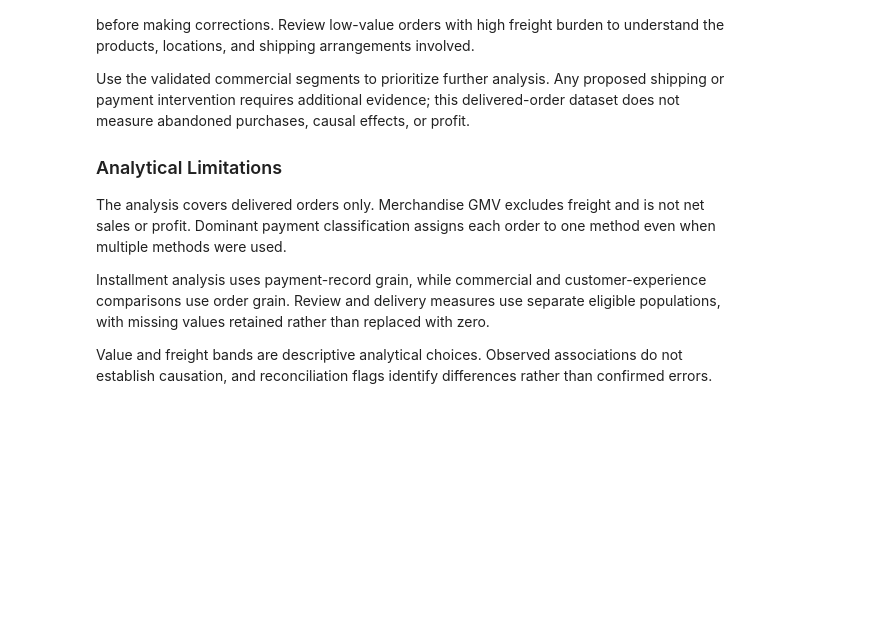
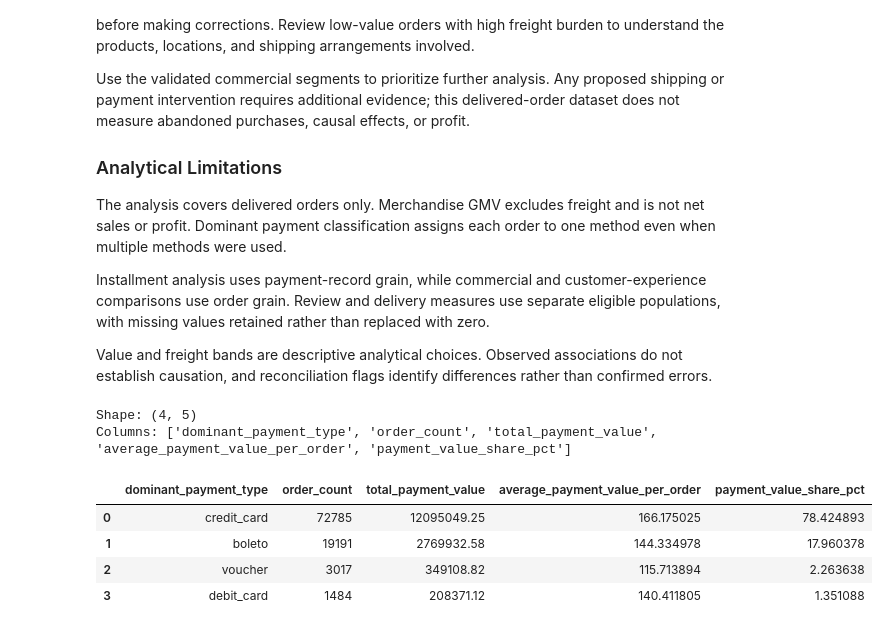
Before and after one commit to Yash1thHJ/DataAnalyst, a Jupyter notebook: notebooks/07_payment_and_commercial_analysis.ipynb, the cells around one changed output. Saved outputs shown, nothing was run; the diff lists cells and outputs as text; code cells hidden in the pictures; blank space fills up the shorter version.

```diff
--- a/notebooks/07_payment_and_commercial_analysis.ipynb
+++ b/notebooks/07_payment_and_commercial_analysis.ipynb
@@ -2405,3 +2405,18 @@ The analysis covers delivered orders only. Merchandise GMV excludes freight and
 Installment analysis uses payment-record grain, while commercial and customer-experience comparisons use order grain. Review and delivery measures use separate eligible populations, with missing values retained rather than replaced with zero.
 
 Value and freight bands are descriptive analytical choices. Observed associations do not establish causation, and reconciliation flags identify differences rather than confirmed errors.
+# %%
+# Load the SQL dominant-payment-method summary before SQL–Python reconciliation.
+sql_dominant_payment_summary = pd.read_csv("../reports/tables/sql_dominant_payment_summary.csv")
+
+print("Shape:", sql_dominant_payment_summary.shape)
+print("Columns:", sql_dominant_payment_summary.columns.tolist())
+display(sql_dominant_payment_summary)
+# %% [output]
+Shape: (4, 5)
+Columns: ['dominant_payment_type', 'order_count', 'total_payment_value', 'average_payment_value_per_order', 'payment_value_share_pct']
+|  | dominant_payment_type | order_count | total_payment_value | average_payment_value_per_order | payment_value_share_pct |
+| 0 | credit_card | 72785 | 12095049.25 | 166.175025 | 78.424893 |
+| 1 | boleto | 19191 | 2769932.58 | 144.334978 | 17.960378 |
+| 2 | voucher | 3017 | 349108.82 | 115.713894 | 2.263638 |
+| 3 | debit_card | 1484 | 208371.12 | 140.411805 | 1.351088 |
```
Also changed, not shown: parts of 5 cells of this notebook, 2 other files.
